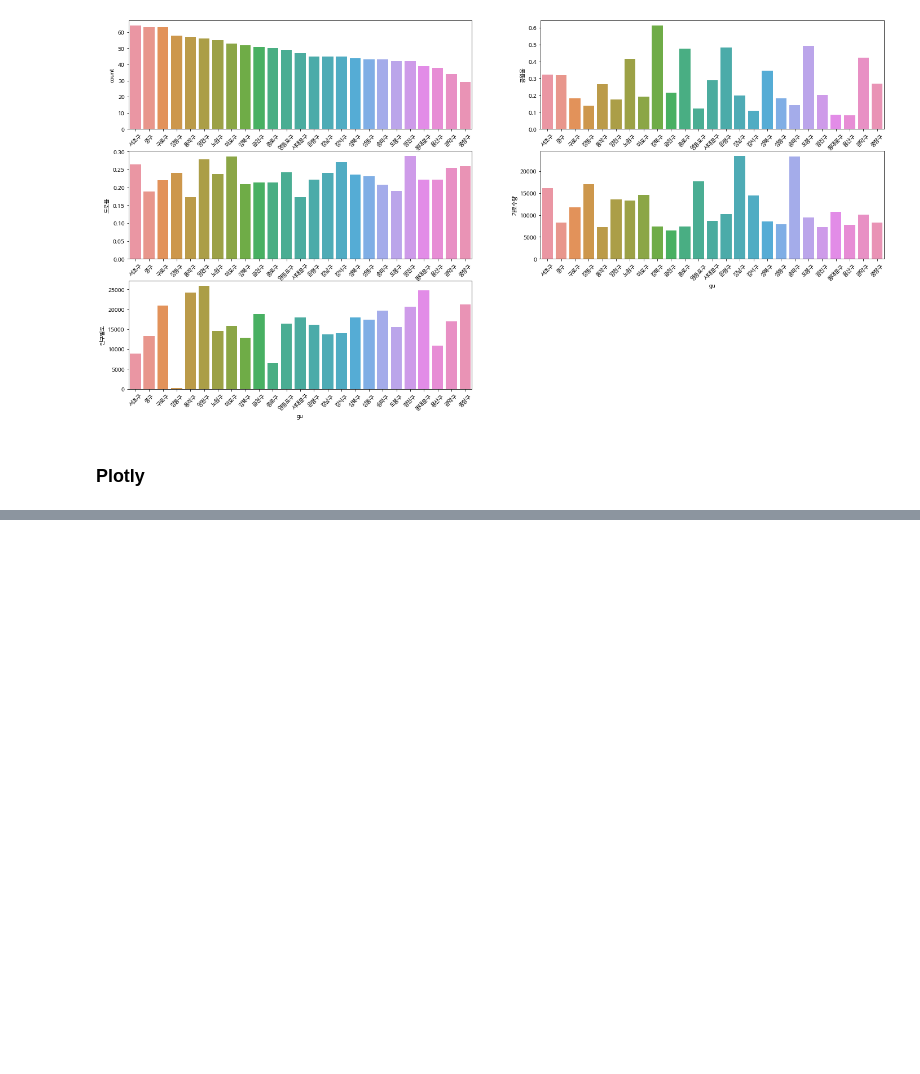
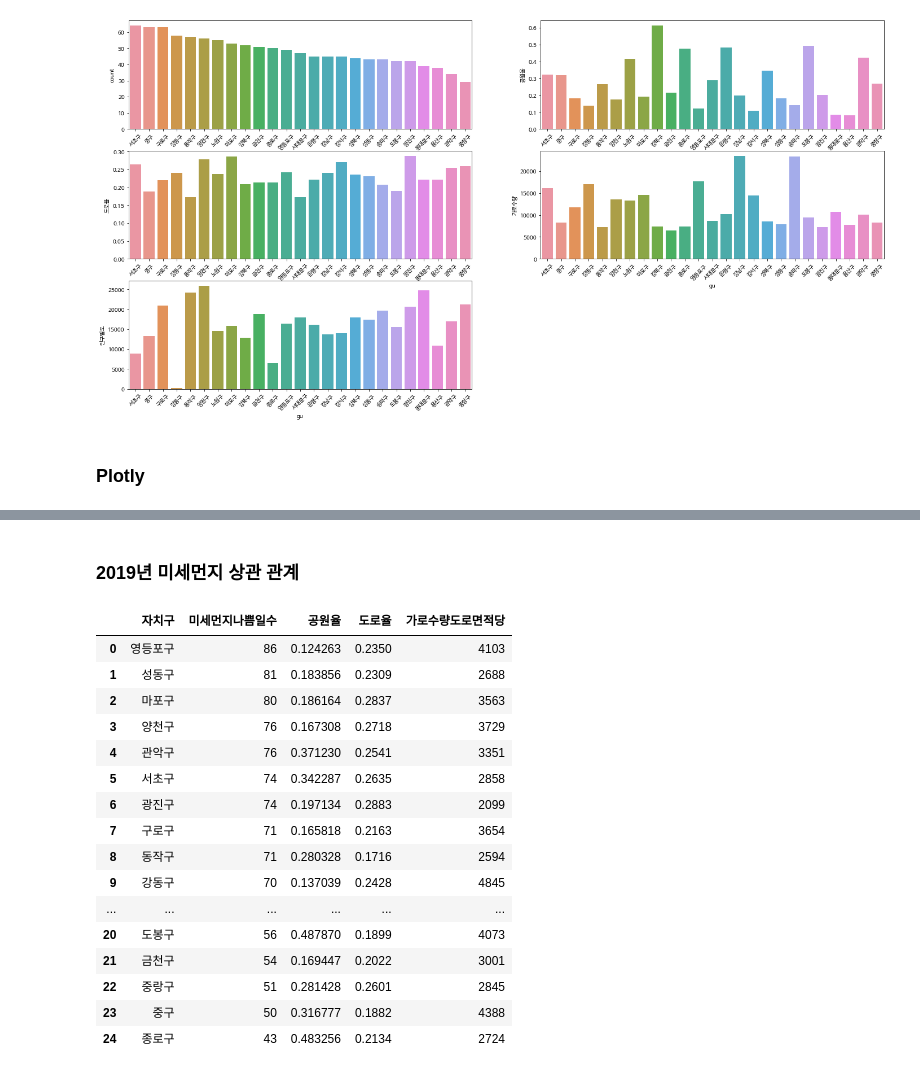
Before and after one commit to HJoon-K/Find_Dust, a Jupyter notebook: 03그래프분석.ipynb, the cells around one changed output, grey strips where cells are left out. Saved outputs shown, nothing was run; the diff lists cells and outputs as text; code cells hidden in the pictures; blank space fills up the shorter version.

```diff
--- a/03그래프분석.ipynb
+++ b/03그래프분석.ipynb
@@ -137,0 +262,24 @@ fig.show()
+# %% [markdown]
+### 2019년 미세먼지 상관 관계
+# %%
+dust19 = pd.read_csv('/content/drive/MyDrive/Colab Notebooks/dustdata/seoul_dust2019.csv')
+dust19.rename(columns={'gu': '자치구', 'date':'미세먼지나쁨일수'},inplace=True)
+dust19
+# %% [output]
+|  | 자치구 | 미세먼지나쁨일수 | 공원율 | 도로율 | 가로수량도로면적당 |
+| 0 | 영등포구 | 86 | 0.124263 | 0.2350 | 4103 |
+| 1 | 성동구 | 81 | 0.183856 | 0.2309 | 2688 |
+| 2 | 마포구 | 80 | 0.186164 | 0.2837 | 3563 |
+| 3 | 양천구 | 76 | 0.167308 | 0.2718 | 3729 |
+| 4 | 관악구 | 76 | 0.371230 | 0.2541 | 3351 |
+| 5 | 서초구 | 74 | 0.342287 | 0.2635 | 2858 |
+| 6 | 광진구 | 74 | 0.197134 | 0.2883 | 2099 |
+| 7 | 구로구 | 71 | 0.165818 | 0.2163 | 3654 |
+| 8 | 동작구 | 71 | 0.280328 | 0.1716 | 2594 |
+| 9 | 강동구 | 70 | 0.137039 | 0.2428 | 4845 |
+| ... | ... | ... | ... | ... | ... |
+| 20 | 도봉구 | 56 | 0.487870 | 0.1899 | 4073 |
+| 21 | 금천구 | 54 | 0.169447 | 0.2022 | 3001 |
+| 22 | 중랑구 | 51 | 0.281428 | 0.2601 | 2845 |
+| 23 | 중구 | 50 | 0.316777 | 0.1882 | 4388 |
+| 24 | 종로구 | 43 | 0.483256 | 0.2134 | 2724 |
```
Also changed, not shown: parts of 25 cells of this notebook.
